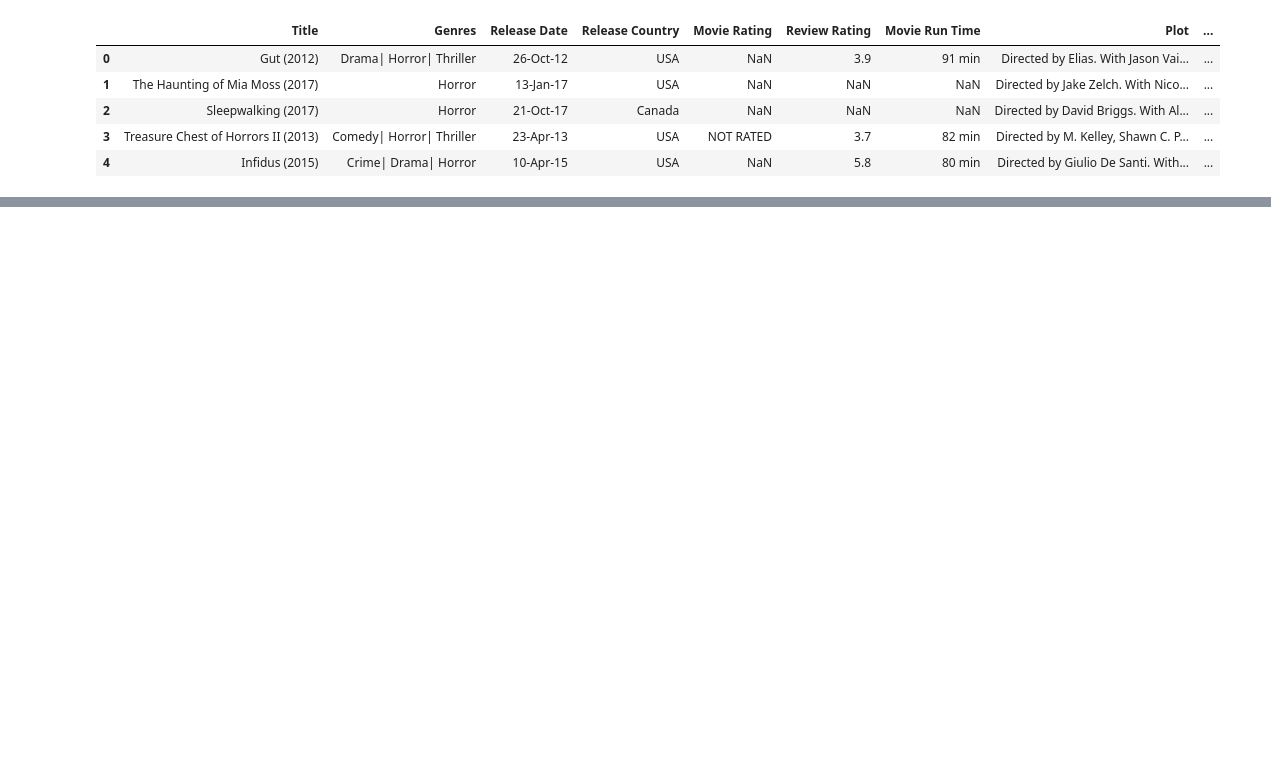
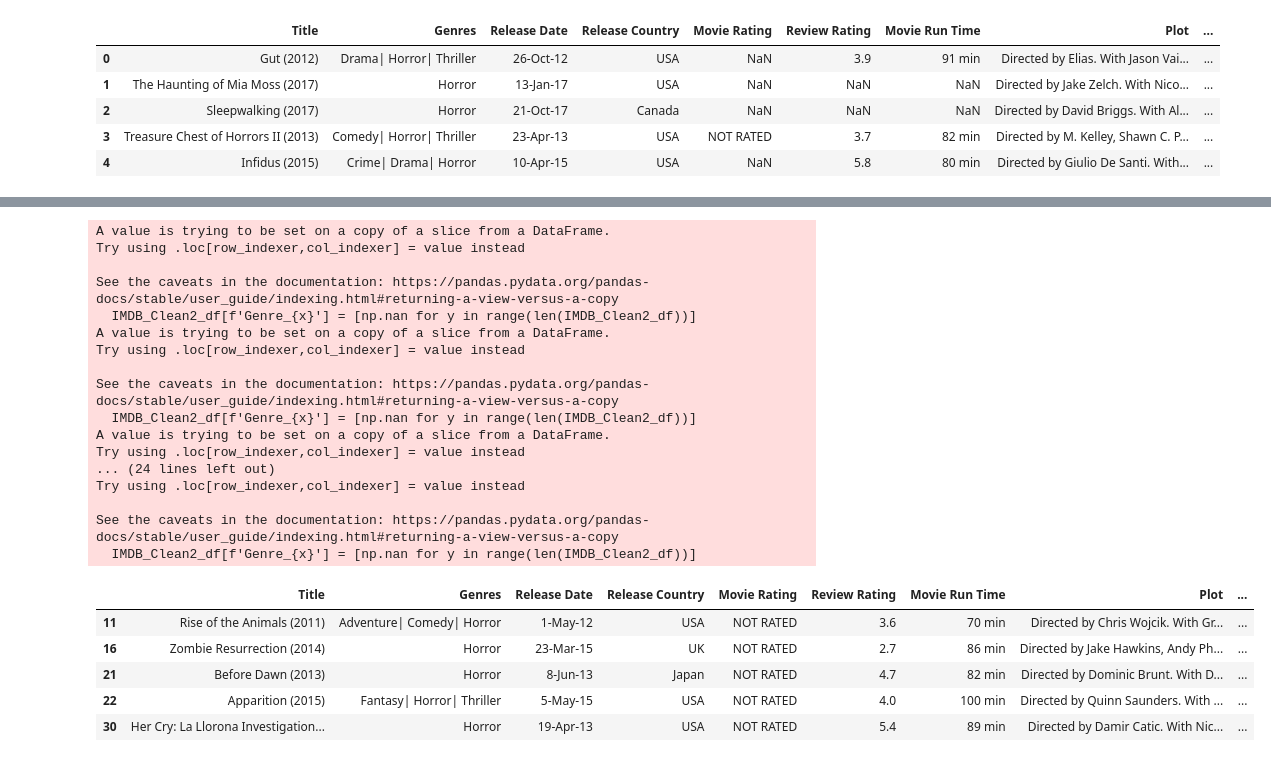
Before and after one commit to PerryMark773/Project-1-Team-1, a Jupyter notebook: main.ipynb, the cells around one changed output, grey strips where cells are left out. Drawn from its saved outputs; the diff is of its cells as text; code cells hidden in the pictures; blank space fills up the shorter version.

Commit message:
Cleaning of data in process

```diff
--- a/main.ipynb
+++ b/main.ipynb
@@ -21,0 +81,3 @@ IMDB_df.head()
+# %%
+IMDB_Clean2_df = IMDB_df.dropna()
+IMDB_Clean2_df.info()
@@ -21,0 +146,29 @@ IMDB_df.head()
+# %%
+### Create genre columns 1-8
+for x in range(1,9):
+    IMDB_Clean2_df[f'Genre_{x}'] = [np.nan for y in range(len(IMDB_Clean2_df))]
+IMDB_Clean2_df.head()
+# %% [output]
+A value is trying to be set on a copy of a slice from a DataFrame.
+Try using .loc[row_indexer,col_indexer] = value instead
+
+See the caveats in the documentation: https://pandas.pydata.org/pandas-docs/stable/user_guide/indexing.html#returning-a-view-versus-a-copy
+  IMDB_Clean2_df[f'Genre_{x}'] = [np.nan for y in range(len(IMDB_Clean2_df))]
+A value is trying to be set on a copy of a slice from a DataFrame.
+Try using .loc[row_indexer,col_indexer] = value instead
+
+See the caveats in the documentation: https://pandas.pydata.org/pandas-docs/stable/user_guide/indexing.html#returning-a-view-versus-a-copy
+  IMDB_Clean2_df[f'Genre_{x}'] = [np.nan for y in range(len(IMDB_Clean2_df))]
+A value is trying to be set on a copy of a slice from a DataFrame.
+Try using .loc[row_indexer,col_indexer] = value instead
+... (24 lines left out)
+Try using .loc[row_indexer,col_indexer] = value instead
+
+See the caveats in the documentation: https://pandas.pydata.org/pandas-docs/stable/user_guide/indexing.html#returning-a-view-versus-a-copy
+  IMDB_Clean2_df[f'Genre_{x}'] = [np.nan for y in range(len(IMDB_Clean2_df))]
+|  | Title | Genres | Release Date | Release Country | Movie Rating | Review Rating | Movie Run Time | Plot | ... |
+| 11 | Rise of the Animals (2011) | Adventure| Comedy| Horror | 1-May-12 | USA | NOT RATED | 3.6 | 70 min | Directed by Chris Wojcik. With Gr... | ... |
+| 16 | Zombie Resurrection (2014) | Horror | 23-Mar-15 | UK | NOT RATED | 2.7 | 86 min | Directed by Jake Hawkins, Andy Ph... | ... |
+| 21 | Before Dawn (2013) | Horror | 8-Jun-13 | Japan | NOT RATED | 4.7 | 82 min | Directed by Dominic Brunt. With D... | ... |
+| 22 | Apparition (2015) | Fantasy| Horror| Thriller | 5-May-15 | USA | NOT RATED | 4.0 | 100 min | Directed by Quinn Saunders. With ... | ... |
+| 30 | Her Cry: La Llorona Investigation... | Horror | 19-Apr-13 | USA | NOT RATED | 5.4 | 89 min | Directed by Damir Catic. With Nic... | ... |
```
Also changed, not shown: parts of 16 cells of this notebook, 1 other file.
